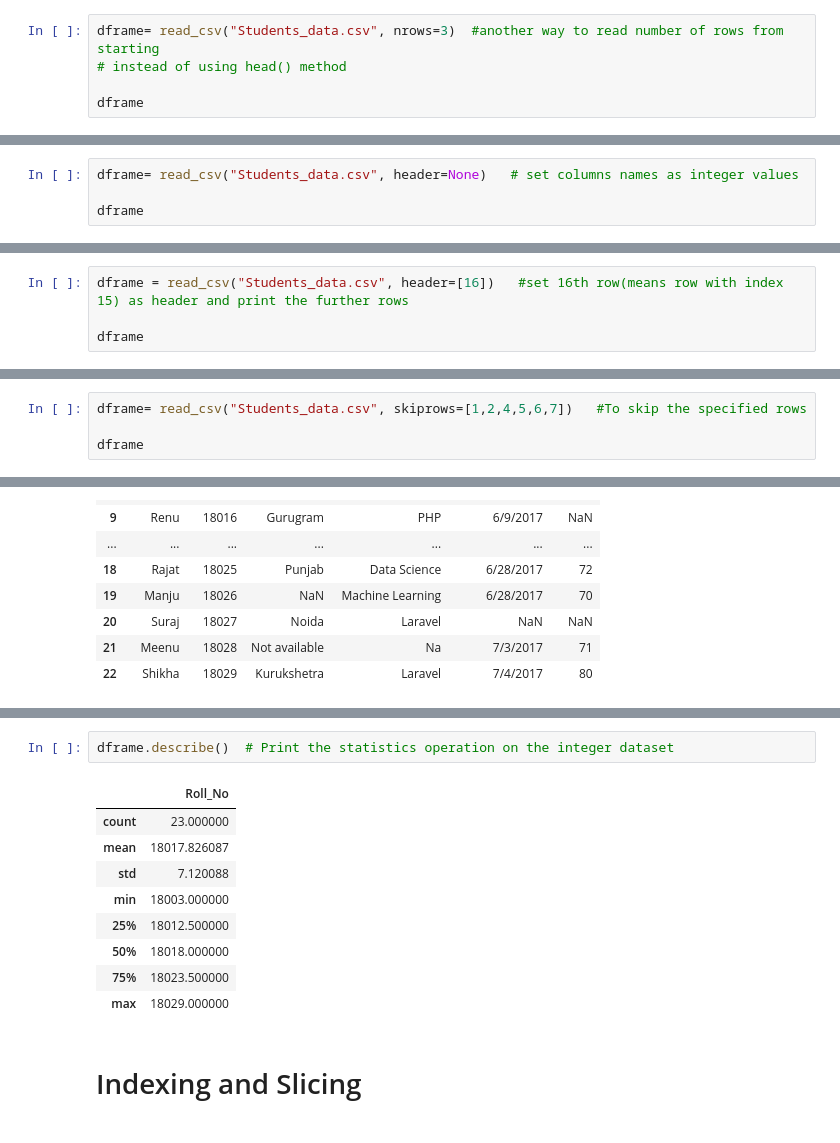
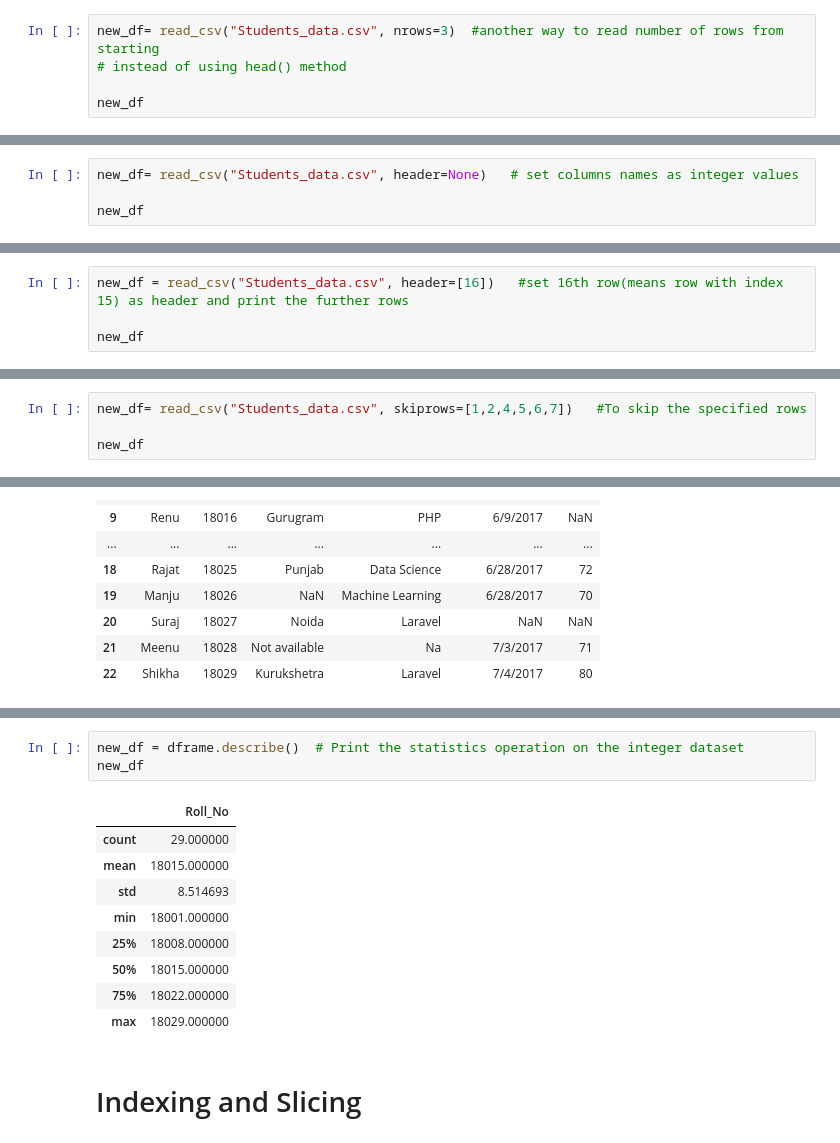
Before and after one commit to BooraAnnu/Pandas, a Jupyter notebook: CSV.ipynb, the cells around one changed output, grey strips where cells are left out. Drawn from its saved outputs; the diff is of its cells as text.

Commit message:
How to read/write csv files and some more operations

```diff
--- a/CSV.ipynb
+++ b/CSV.ipynb
@@ -105,19 +108,19 @@ dframe.tail(3)  # if pass argument in tail function then it read specified rows
 # %% [markdown]
 # Some another operations
 # %%
-dframe= read_csv("Students_data.csv", nrows=3)  #another way to read number of rows from starting
+new_df= read_csv("Students_data.csv", nrows=3)  #another way to read number of rows from starting
 # instead of using head() method
 
-dframe
+new_df
 # %% [output]
 |  | Name | Roll_No | Address | ProjectField | AdmissionDate | Marks |
 | 0 | Mohini | 18001 | Rohtak | PHP | 6/1/2017 | 70 |
 | 1 | Ajay | 18002 | Jind | Python | 6/1/2017 | 72 |
 | 2 | Kanchan | 18003 | Jind | Data Science | 6/1/2017 | 80 |
 # %%
-dframe= read_csv("Students_data.csv", header=None)   # set columns names as integer values
+new_df= read_csv("Students_data.csv", header=None)   # set columns names as integer values
 
-dframe
+new_df
 # %% [output]
 |  | 0 | 1 | 2 | 3 | 4 | 5 |
 | 0 | Name | Roll_No | Address | ProjectField | AdmissionDate | Marks |
@@ -137,9 +140,9 @@ dframe
 | 28 | Meenu | 18028 | Not available | Na | 7/3/2017 | 71 |
 | 29 | Shikha | 18029 | Kurukshetra | Laravel | 7/4/2017 | 80 |
 # %%
-dframe = read_csv("Students_data.csv", header=[16])   #set 16th row(means row with index 15) as header and print the further rows
+new_df = read_csv("Students_data.csv", header=[16])   #set 16th row(means row with index 15) as header and print the further rows
 
-dframe
+new_df
 # %% [output]
 |  | Renu | 18016 | Gurugram | PHP | 6/9/2017 | Unnamed: 5 |
 | 0 | Sanju | 18017 | Nagura | Javascript | 6/15.2017 | 77.0 |
@@ -156,9 +159,9 @@ dframe
 | 11 | Meenu | 18028 | Not available | Na | 7/3/2017 | 71.0 |
 | 12 | Shikha | 18029 | Kurukshetra | Laravel | 7/4/2017 | 80.0 |
 # %%
-dframe= read_csv("Students_data.csv", skiprows=[1,2,4,5,6,7])   #To skip the specified rows
+new_df= read_csv("Students_data.csv", skiprows=[1,2,4,5,6,7])   #To skip the specified rows
 
-dframe
+new_df
 # %% [output]
 |  | Name | Roll_No | Address | ProjectField | AdmissionDate | Marks |
 | 0 | Kanchan | 18003 | Jind | Data Science | 6/1/2017 | 80 |
@@ -208,16 +215,17 @@ type(dframe['AdmissionDate'])  #To check the type of of particular column
 # %% [output]
 pandas.core.series.Series
 # %%
-dframe.describe()  # Print the statistics operation on the integer dataset
+new_df = dframe.describe()  # Print the statistics operation on the integer dataset
+new_df
 # %% [output]
 |  | Roll_No |
-| count | 23.000000 |
-| mean | 18017.826087 |
-| std | 7.120088 |
-| min | 18003.000000 |
-| 25% | 18012.500000 |
-| 50% | 18018.000000 |
-| 75% | 18023.500000 |
+| count | 29.000000 |
+| mean | 18015.000000 |
+| std | 8.514693 |
+| min | 18001.000000 |
+| 25% | 18008.000000 |
+| 50% | 18015.000000 |
+| 75% | 18022.000000 |
 | max | 18029.000000 |
 # %% [markdown]
 # Indexing and Slicing
```
Also changed, not shown: parts of 21 cells of this notebook.
